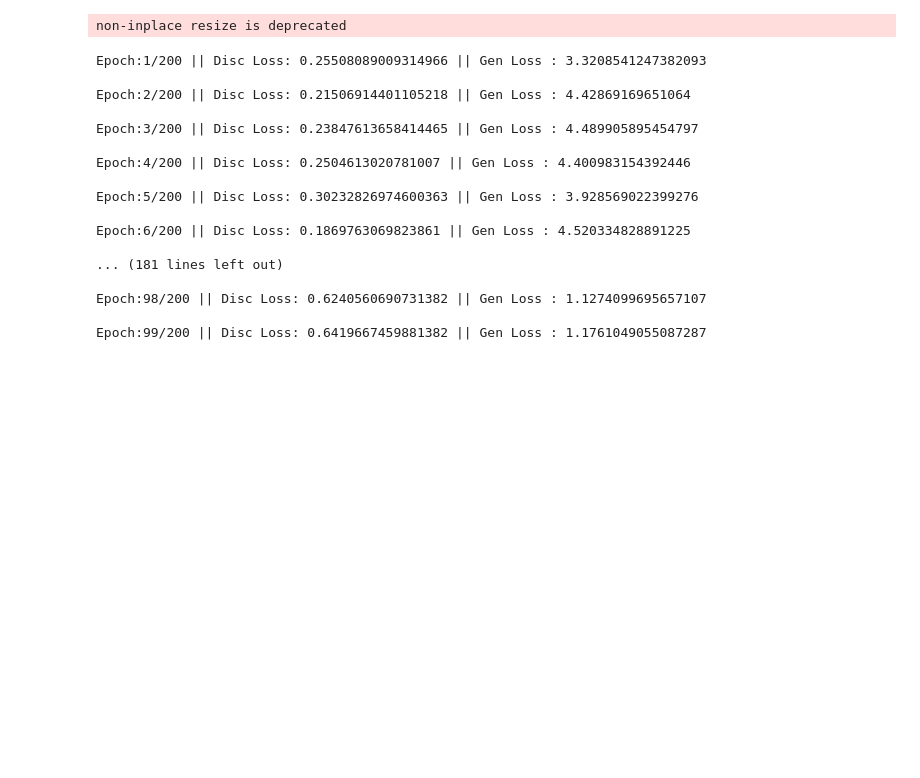
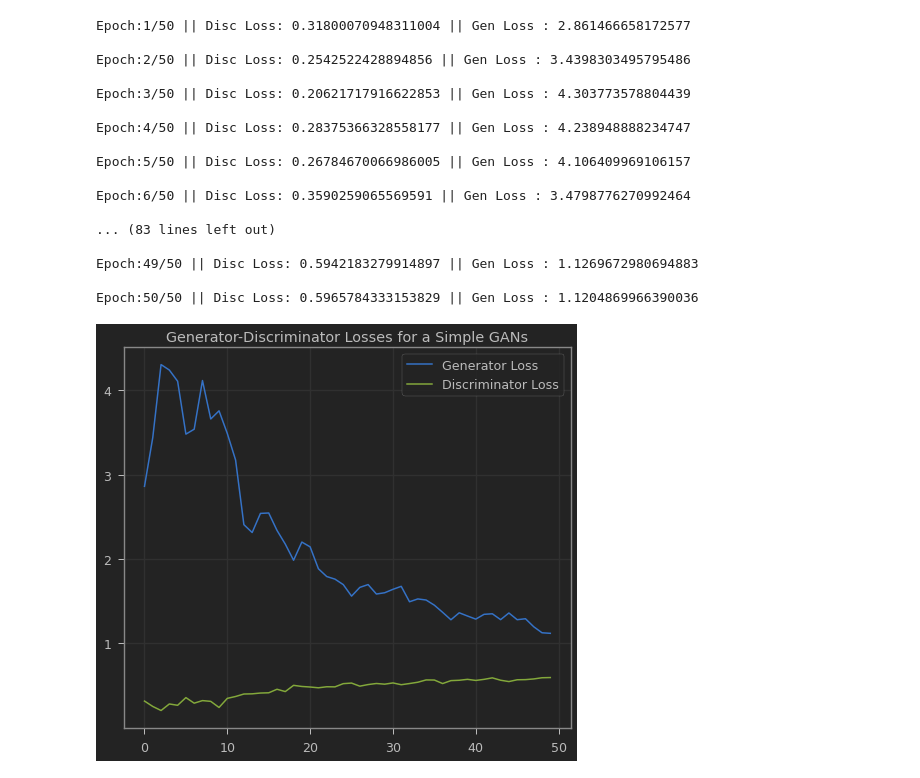
Before and after one commit to lucifermorningstar1305/magical_networks, a Jupyter notebook: 01_Simple_GANs.ipynb, the cells around one changed output. Drawn from its saved outputs; the diff is of its cells as text; code cells hidden in the pictures; blank space fills up the shorter version.

```diff
--- a/01_Simple_GANs.ipynb
+++ b/01_Simple_GANs.ipynb
@@ -21,7 +19,7 @@ transform = transforms.Compose([
     transforms.Normalize(mean=(0.5,), std=(0.5, ))
 ])
 # %%
-train_dataset = torchvision.datasets.MNIST(root=".", transform=transform)
+train_dataset = torchvision.datasets.MNIST(root="./DATA/", transform=transform)
 # %%
 batch_size = 128
 train_iter = torch.utils.data.DataLoader(train_dataset, shuffle=True,
@@ -253,23 +251,30 @@ def train(G, D, criterion, g_optim, d_optim, data_iter, latent_dim, epochs=200,
 
     return g_losses, d_losses
 # %%
-g_losses, d_losses = train(G, D, criterion, g_optim, d_optim, train_iter, latent_dim)
+g_losses, d_losses = train(G, D, criterion, g_optim, d_optim, train_iter, latent_dim, epochs=50)
 # %% [output]
-non-inplace resize is deprecated
+Epoch:1/50 || Disc Loss: 0.31800070948311004 || Gen Loss : 2.861466658172577
+
+Epoch:2/50 || Disc Loss: 0.2542522428894856 || Gen Loss : 3.4398303495795486
+
+Epoch:3/50 || Disc Loss: 0.20621717916622853 || Gen Loss : 4.303773578804439
+
+Epoch:4/50 || Disc Loss: 0.28375366328558177 || Gen Loss : 4.238948888234747
+
+Epoch:5/50 || Disc Loss: 0.26784670066986005 || Gen Loss : 4.106409969106157
+
+Epoch:6/50 || Disc Loss: 0.3590259065569591 || Gen Loss : 3.4798776270992464
+
+... (83 lines left out)
+
+Epoch:49/50 || Disc Loss: 0.5942183279914897 || Gen Loss : 1.1269672980694883
+
+Epoch:50/50 || Disc Loss: 0.5965784333153829 || Gen Loss : 1.1204869966390036
-Epoch:1/200 || Disc Loss: 0.25508089009314966 || Gen Loss : 3.3208541247382093
-
-Epoch:2/200 || Disc Loss: 0.21506914401105218 || Gen Loss : 4.42869169651064
-
-Epoch:3/200 || Disc Loss: 0.23847613658414465 || Gen Loss : 4.489905895454797
-
-Epoch:4/200 || Disc Loss: 0.2504613020781007 || Gen Loss : 4.400983154392446
-
-Epoch:5/200 || Disc Loss: 0.30232826974600363 || Gen Loss : 3.928569022399276
-
-Epoch:6/200 || Disc Loss: 0.1869763069823861 || Gen Loss : 4.520334828891225
-
-... (181 lines left out)
-
-Epoch:98/200 || Disc Loss: 0.6240560690731382 || Gen Loss : 1.1274099695657107
-
-Epoch:99/200 || Disc Loss: 0.6419667459881382 || Gen Loss : 1.1761049055087287
+# %%
+plt.title("Generator-Discriminator Losses for a Simple GANs")
+plt.plot(g_losses, label="Generator Loss")
+plt.plot(d_losses, label="Discriminator Loss")
+plt.legend()
+plt.show()
+# %% [output]
+[figure, added]
```
Also changed, not shown: parts of 2 cells of this notebook, 2 other files.
